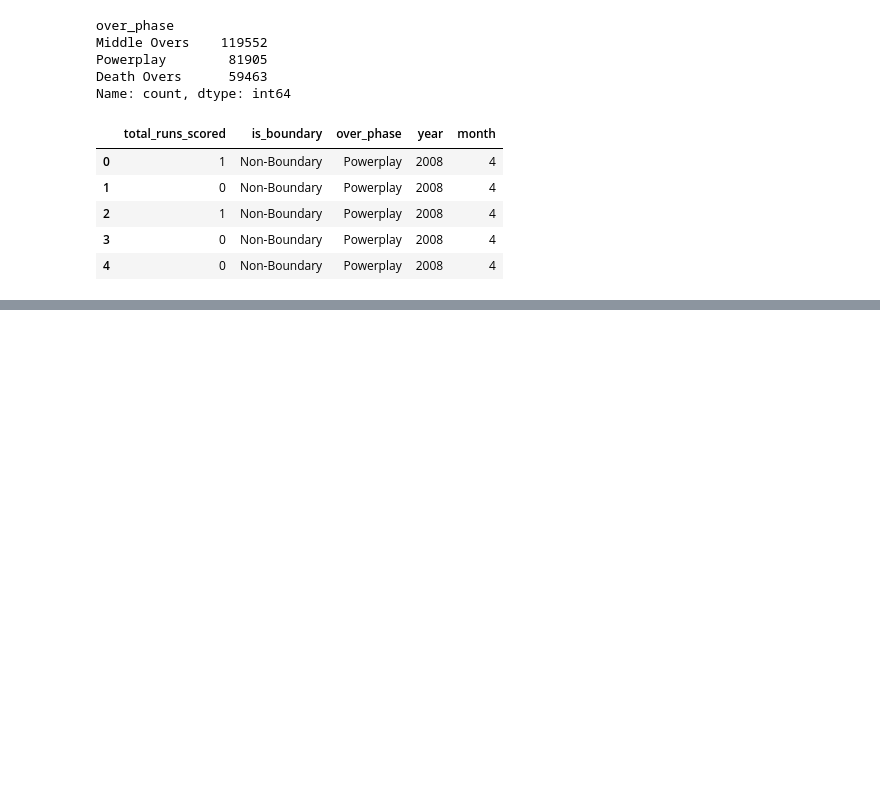
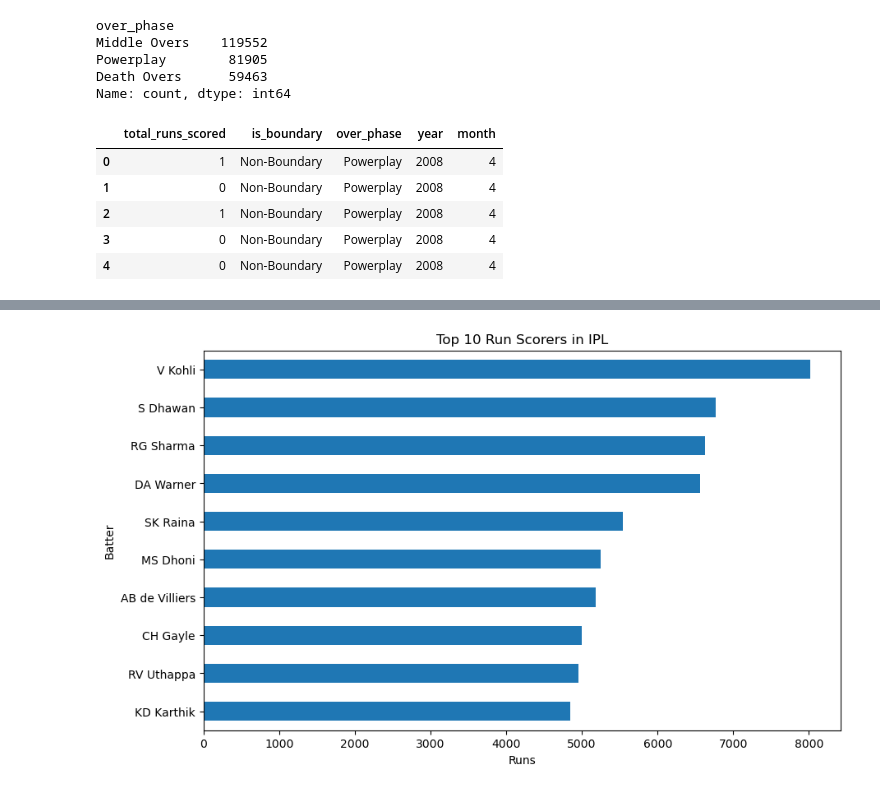
Before and after one commit to aryandhiman01/IPL-Match-Performance-Analysis, a Jupyter notebook: task.ipynb, the cells around one changed output, grey strips where cells are left out. Drawn from its saved outputs; the diff is of its cells as text; code cells hidden in the pictures; blank space fills up the shorter version.

```diff
--- a/task.ipynb
+++ b/task.ipynb
@@ -816,0 +1163,28 @@ ipl_df[
+# %%
+# Graph 2: Top 10 Run Scorers
+top10 = (
+    ipl_df.groupby("batter")
+    ["batsman_runs"]
+    .sum()
+    .sort_values(
+        ascending=False
+    )
+    .head(10)
+)
+# %%
+plt.figure(figsize=(10,6))
+
+top10.sort_values().plot(
+    kind="barh"
+)
+
+plt.title(
+    "Top 10 Run Scorers in IPL"
+)
+
+plt.xlabel("Runs")
+plt.ylabel("Batter")
+
+plt.show()
+# %% [output]
+[figure, added]
```
Also changed, not shown: parts of 55 cells of this notebook.
